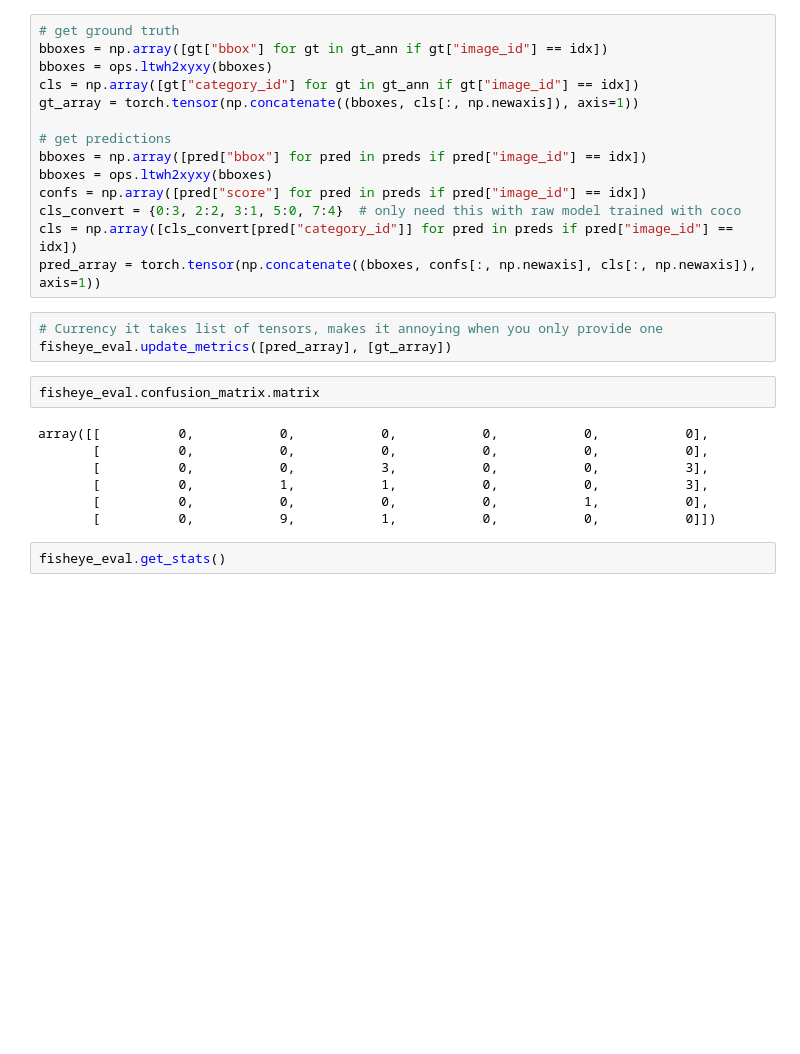
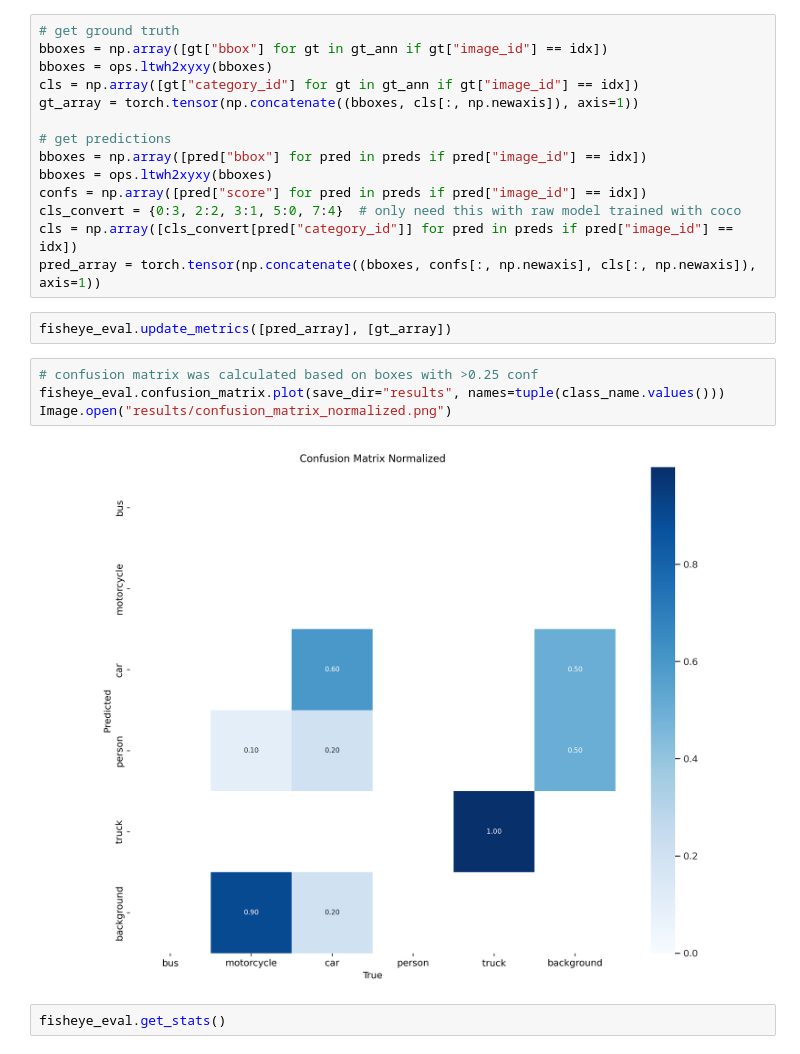
Before and after one commit to g1y5x3/fisheye_challenge, a Jupyter notebook: inspect_results.ipynb, the cells around one changed output. Cells and saved outputs as stored; diff of their text form; blank space fills up the shorter version.

Commit message:
adding confusion matrix plot

```diff
--- a/inspect_results.ipynb
+++ b/inspect_results.ipynb
@@ -80,17 +80,13 @@ cls_convert = {0:3, 2:2, 3:1, 5:0, 7:4}  # only need this with raw model trained
 cls = np.array([cls_convert[pred["category_id"]] for pred in preds if pred["image_id"] == idx])
 pred_array = torch.tensor(np.concatenate((bboxes, confs[:, np.newaxis], cls[:, np.newaxis]), axis=1))
 # %%
-# Currency it takes list of tensors, makes it annoying when you only provide one
 fisheye_eval.update_metrics([pred_array], [gt_array])
 # %%
-fisheye_eval.confusion_matrix.matrix
+# confusion matrix was calculated based on boxes with >0.25 conf
+fisheye_eval.confusion_matrix.plot(save_dir="results", names=tuple(class_name.values()))
+Image.open("results/confusion_matrix_normalized.png")
 # %% [output]
-array([[          0,           0,           0,           0,           0,           0],
-       [          0,           0,           0,           0,           0,           0],
-       [          0,           0,           3,           0,           0,           3],
-       [          0,           1,           1,           0,           0,           3],
-       [          0,           0,           0,           0,           1,           0],
-       [          0,           9,           1,           0,           0,           0]])
+[figure, added]
 # %%
 fisheye_eval.get_stats()
 # %% [output]
```
